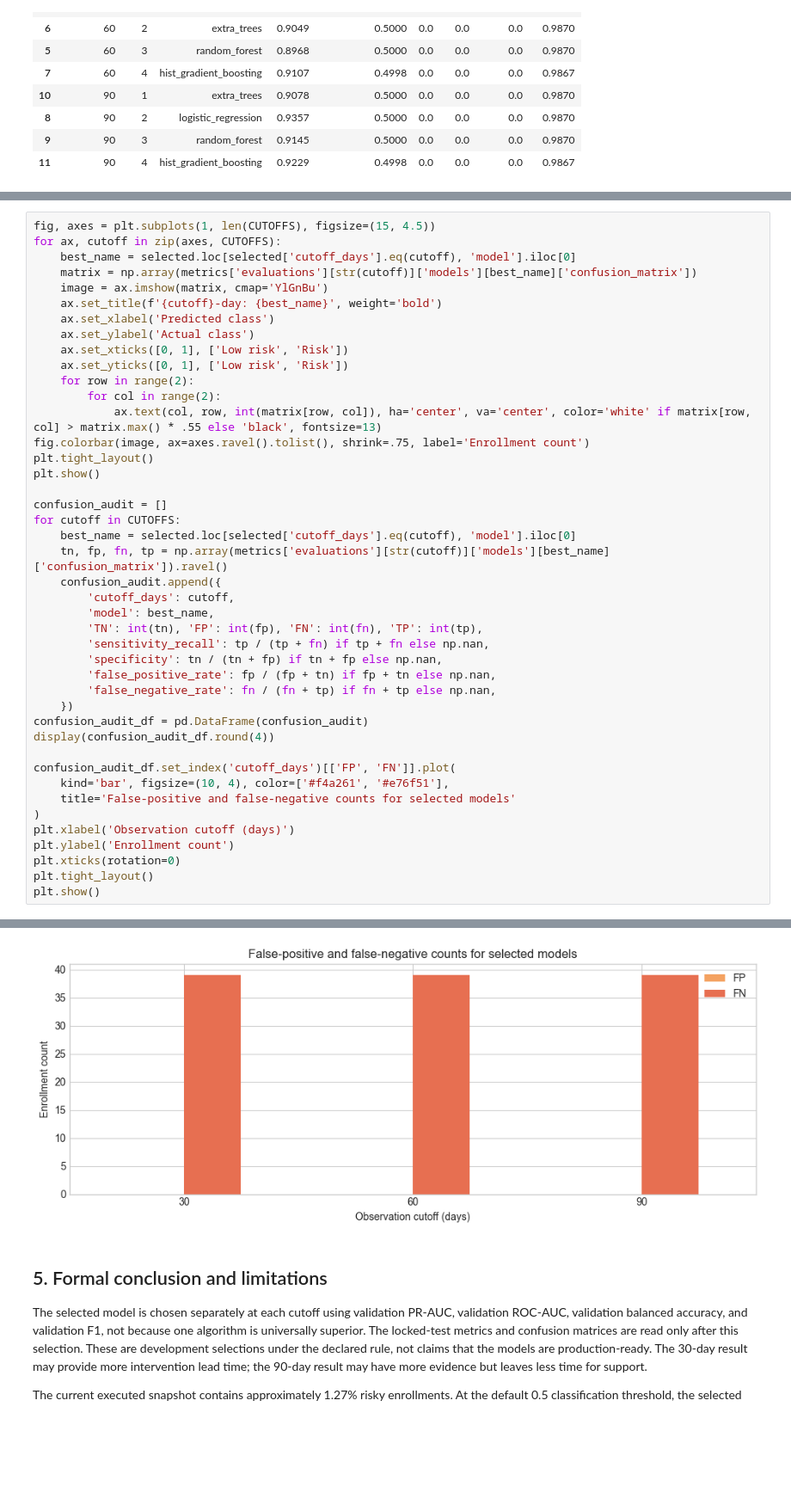
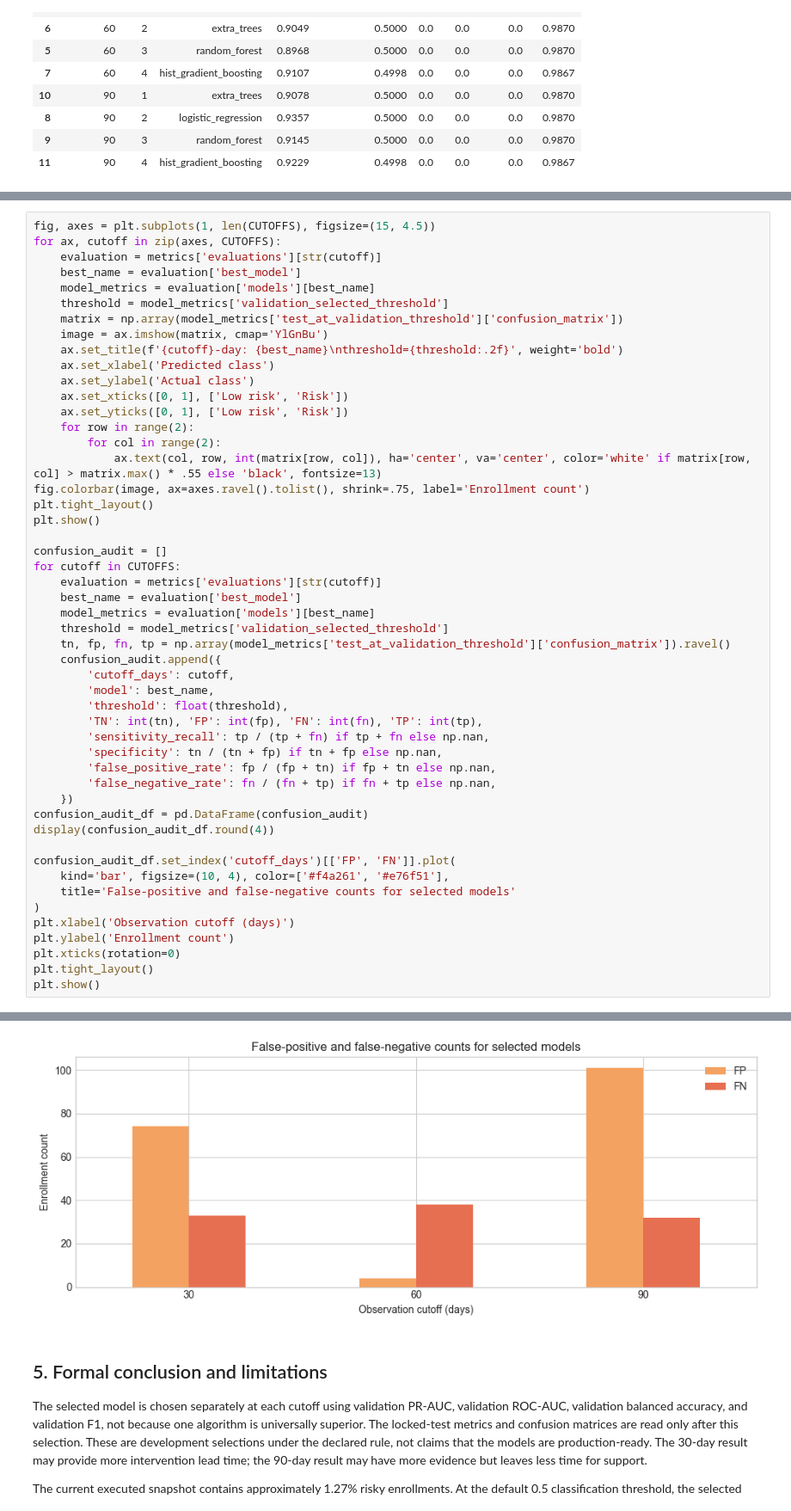
Before and after one commit to Rafi-Sojan/Smart-Study-Planner, a Jupyter notebook: notebooks/08_synthetic_baseline_testing.ipynb, the cells around one changed output, grey strips where cells are left out. Shown at 86% size. Cells and saved outputs as stored; diff of their text form; blank space fills up the shorter version.

```diff
--- a/notebooks/08_synthetic_baseline_testing.ipynb
+++ b/notebooks/08_synthetic_baseline_testing.ipynb
@@ -197,10 +197,13 @@ Each matrix uses actual class on the vertical axis and predicted class on the ho
 # %%
 fig, axes = plt.subplots(1, len(CUTOFFS), figsize=(15, 4.5))
 for ax, cutoff in zip(axes, CUTOFFS):
-    best_name = selected.loc[selected['cutoff_days'].eq(cutoff), 'model'].iloc[0]
-    matrix = np.array(metrics['evaluations'][str(cutoff)]['models'][best_name]['confusion_matrix'])
+    evaluation = metrics['evaluations'][str(cutoff)]
+    best_name = evaluation['best_model']
+    model_metrics = evaluation['models'][best_name]
+    threshold = model_metrics['validation_selected_threshold']
+    matrix = np.array(model_metrics['test_at_validation_threshold']['confusion_matrix'])
     image = ax.imshow(matrix, cmap='YlGnBu')
-    ax.set_title(f'{cutoff}-day: {best_name}', weight='bold')
+    ax.set_title(f'{cutoff}-day: {best_name}\nthreshold={threshold:.2f}', weight='bold')
     ax.set_xlabel('Predicted class')
     ax.set_ylabel('Actual class')
     ax.set_xticks([0, 1], ['Low risk', 'Risk'])
@@ -214,11 +217,15 @@ plt.show()
 
 confusion_audit = []
 for cutoff in CUTOFFS:
-    best_name = selected.loc[selected['cutoff_days'].eq(cutoff), 'model'].iloc[0]
-    tn, fp, fn, tp = np.array(metrics['evaluations'][str(cutoff)]['models'][best_name]['confusion_matrix']).ravel()
+    evaluation = metrics['evaluations'][str(cutoff)]
+    best_name = evaluation['best_model']
+    model_metrics = evaluation['models'][best_name]
+    threshold = model_metrics['validation_selected_threshold']
+    tn, fp, fn, tp = np.array(model_metrics['test_at_validation_threshold']['confusion_matrix']).ravel()
     confusion_audit.append({
         'cutoff_days': cutoff,
         'model': best_name,
+        'threshold': float(threshold),
         'TN': int(tn), 'FP': int(fp), 'FN': int(fn), 'TP': int(tp),
         'sensitivity_recall': tp / (tp + fn) if tp + fn else np.nan,
         'specificity': tn / (tn + fp) if tn + fp else np.nan,
@@ -246,4 +253,4 @@ plt.show()
-[figure, old version]
+[figure, new version]
 # %% [markdown]
 ## 5. Formal conclusion and limitations
 
```
Also changed, not shown: parts of 2 cells of this notebook.
